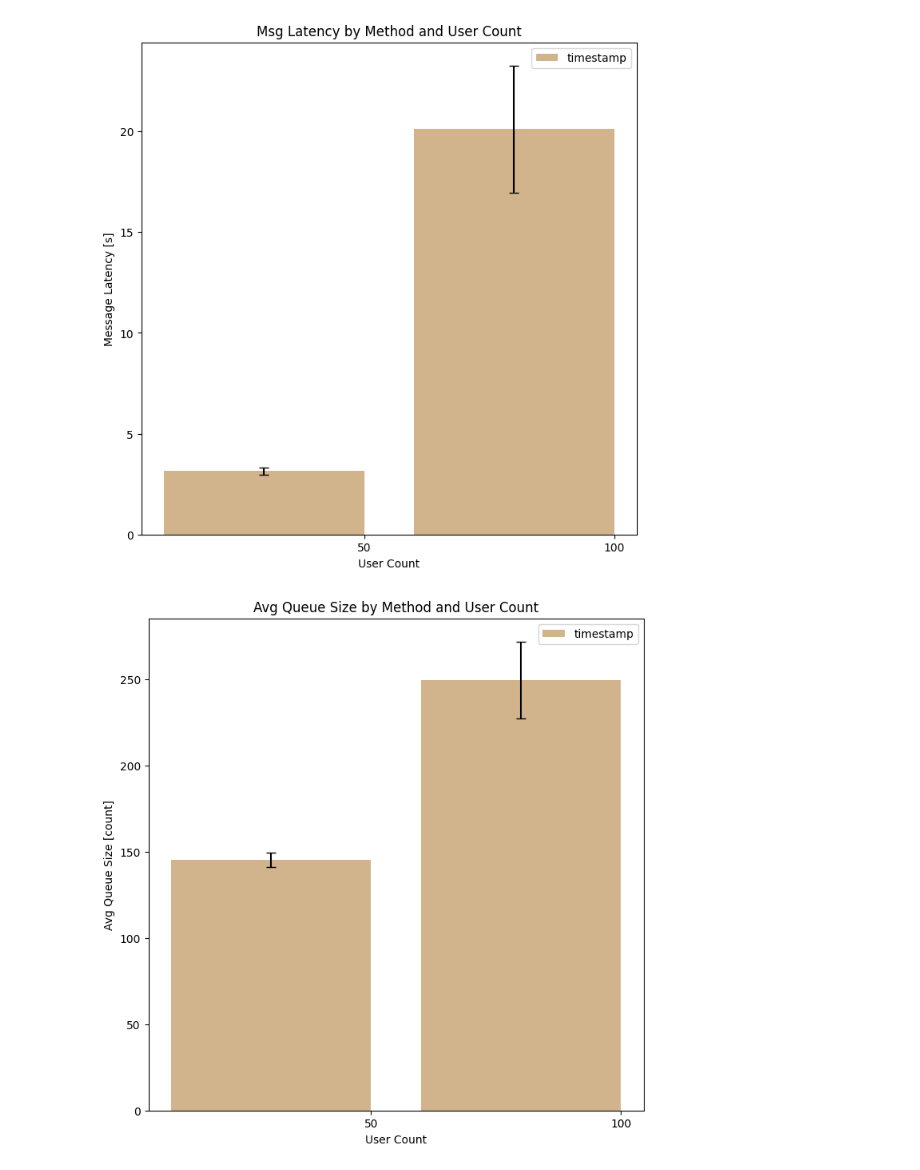
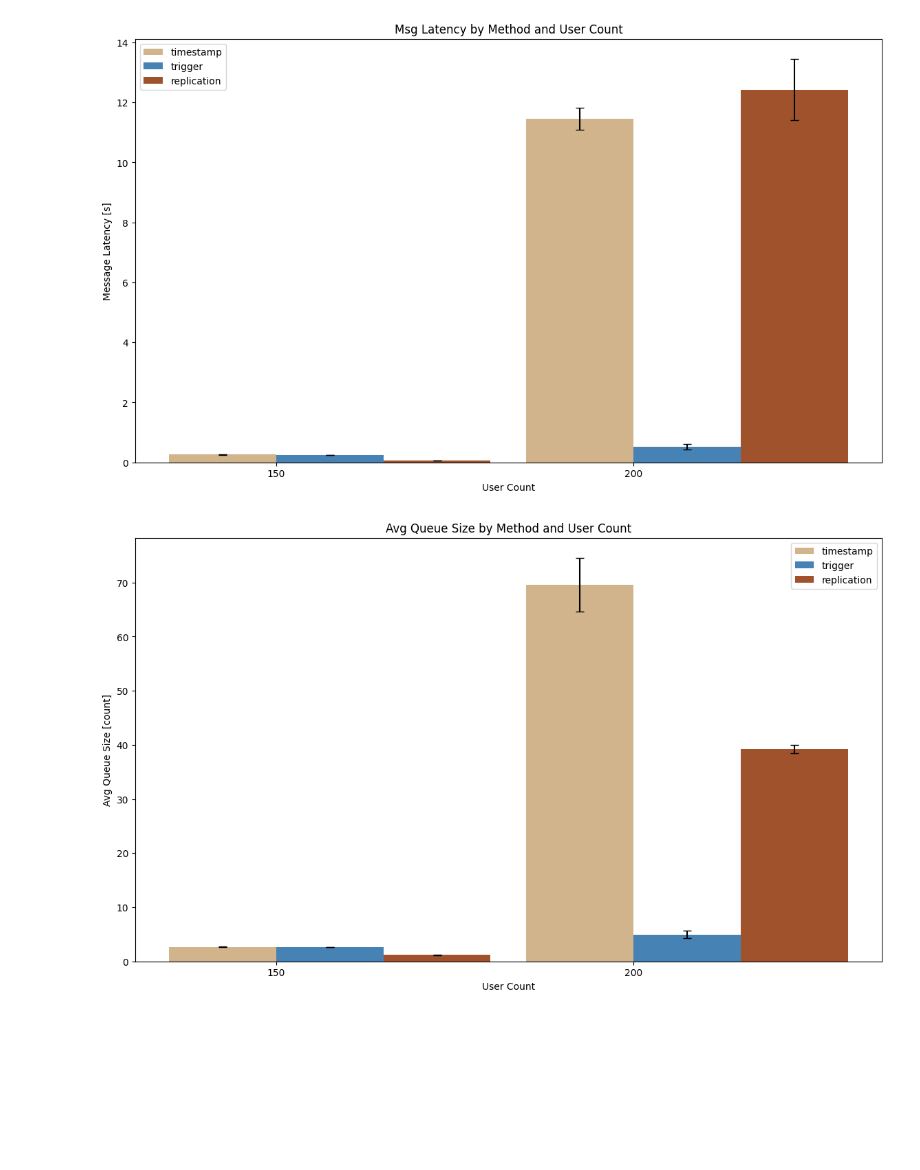
Before and after one commit to max-pfi/bachelor-thesis, a Jupyter notebook: testing/analysis/load-test-analysis.ipynb, the cells around one changed output. Saved outputs shown, nothing was run; the diff lists cells and outputs as text; code cells hidden in the pictures; blank space fills up the shorter version.

```diff
--- a/testing/analysis/load-test-analysis.ipynb
+++ b/testing/analysis/load-test-analysis.ipynb
@@ -4,11 +4,11 @@ import numpy as np
 import matplotlib.pyplot as plt
 from matplotlib.ticker import FuncFormatter
 # %%
-df = pd.read_csv("summary_data/load_replicaton_260/analysis_all.csv")
+df = pd.read_csv("data/analysis_all.csv")
 # %%
 metrics = ['msg_latency', 'avg_queue_size', 'peak_queue_size']
-methods = ['timestamp']
-user_counts = [50, 100]
+methods = ['timestamp', 'trigger', 'replication']
+user_counts = [150, 200]
 
 # group data by method and user count
 grouped = df.groupby(['method', 'user_count']).agg(['mean', 'std'])
@@ -20,31 +20,31 @@ color_map = {
 }
 # %%
 for metric in metrics:
-    fig, ax = plt.subplots(figsize=(8, 8))
-    width = 0.8
+    fig, ax = plt.subplots(figsize=(14, 8))
+    width = 0.3
 
     x = np.arange(len(user_counts))
 
     for i, method in enumerate(methods):
         avg = [grouped.loc[(method, user_count)][(metric, 'mean')] for user_count in user_counts]
         stds = [grouped.loc[(method, user_count)][(metric, 'std')] for user_count in user_counts]
 
         ax.bar(x + i * width, avg, yerr=stds, width=width, label=method, capsize=4, color=color_map[method])
 
     ax.set_xticks(x + width / 2)
     ax.set_xticklabels(user_counts)
     ax.set_xlabel('User Count')
     if metric == 'msg_latency':
         ax.set_ylabel('Message Latency [s]')
         ax.yaxis.set_major_formatter(FuncFormatter(lambda x, _: f'{x / 1000:.0f}'))
     elif metric == 'avg_queue_size':
         ax.set_ylabel('Avg Queue Size [count]')
     elif metric == 'peak_queue_size':
         ax.set_ylabel('Peak Queue Size [count]')
     ax.set_title(f'{metric.replace("_", " ").title()} by Method and User Count')
     ax.legend()
 
     plt.show()
 # %% [output]
-[figure, old version]
+[figure, new version]
-[figure, old version]
+[figure, new version]
```
Also changed, not shown: parts of 1 cell of this notebook, 6 other files.
